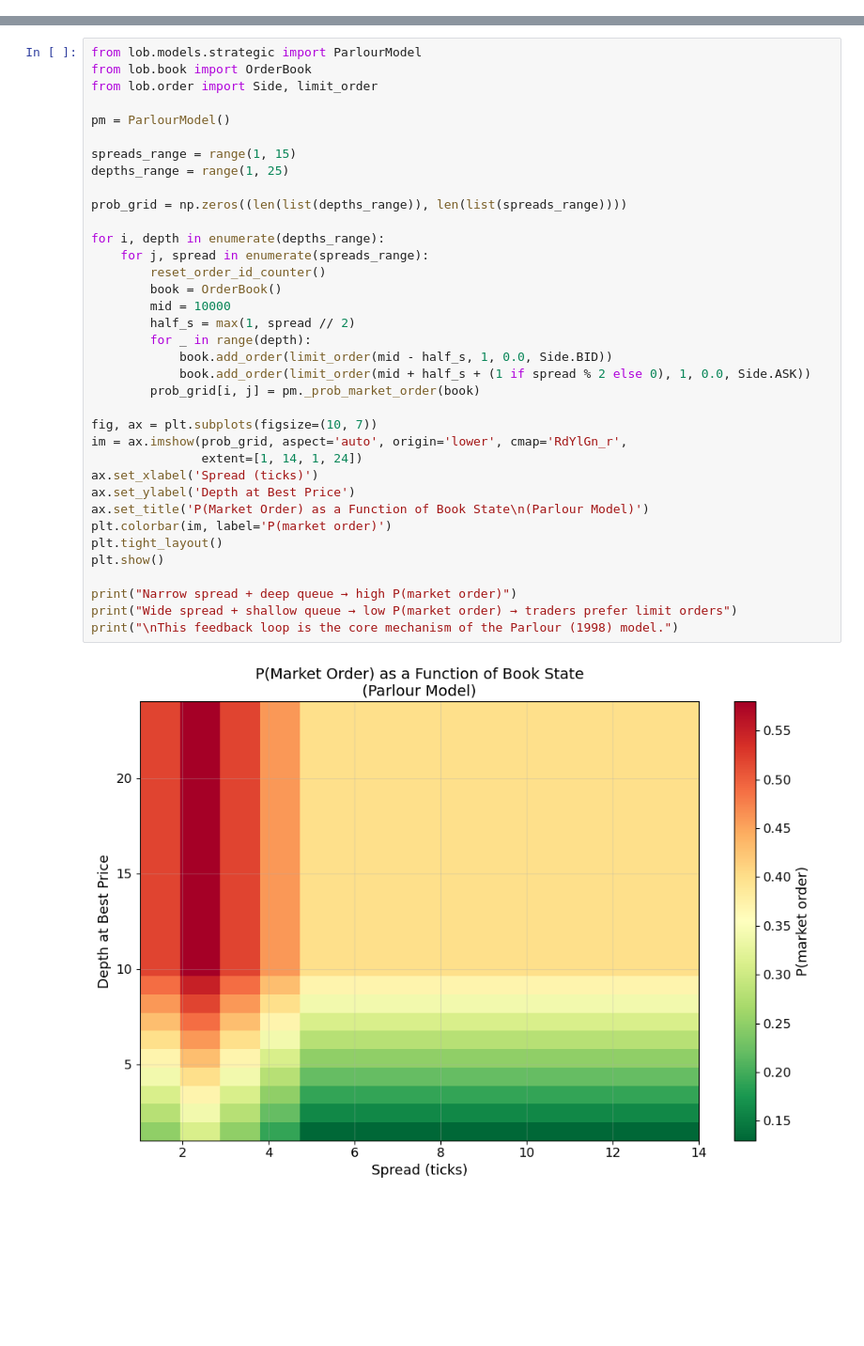
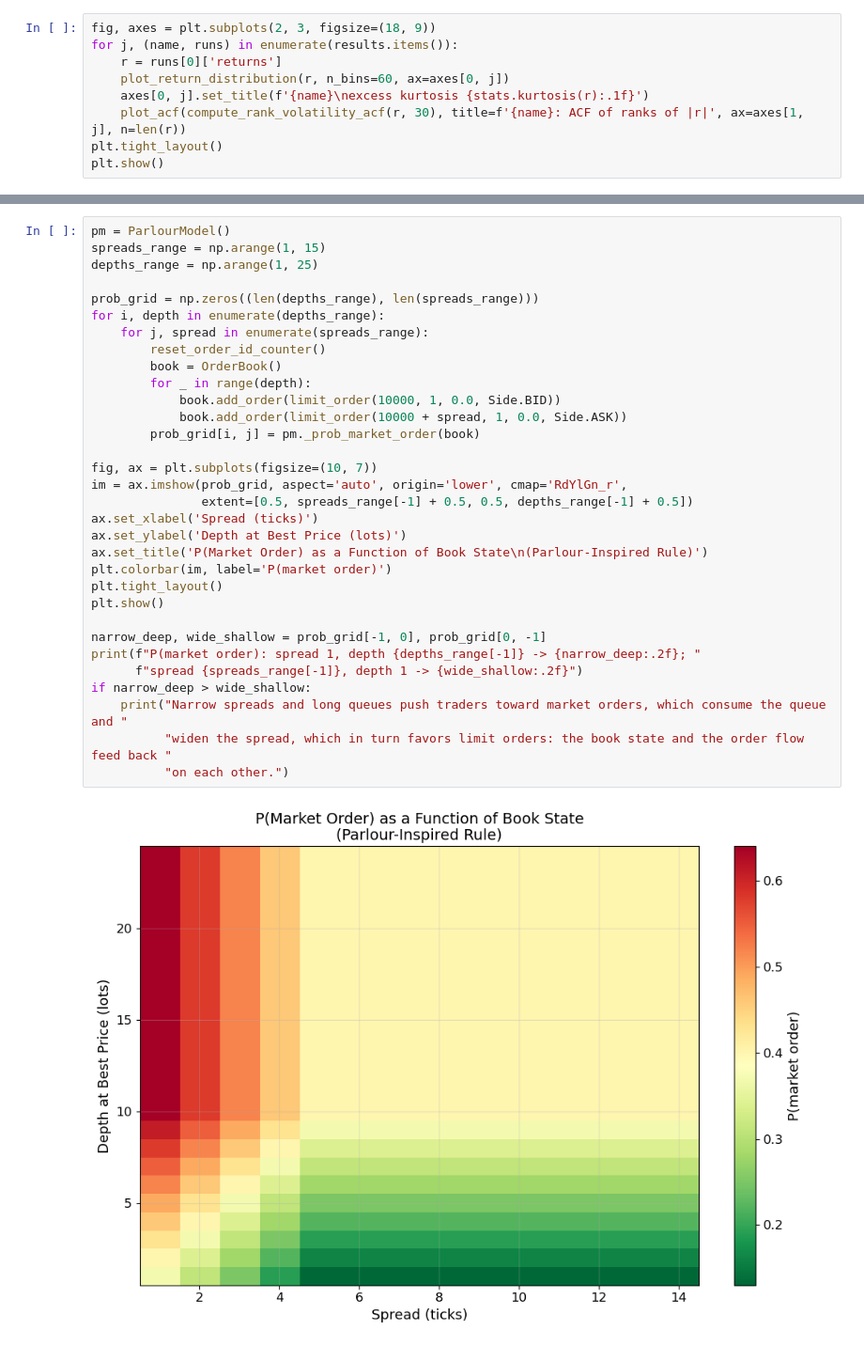
Before and after one commit to mengrenman/quant-trading-lab, a Jupyter notebook: notebooks/05_agent_based_models.ipynb, the cells around one changed output, grey strips where cells are left out. Shown at 94% size. Drawn from its saved outputs; the diff is of its cells as text; blank space fills up the shorter version.

```diff
--- a/notebooks/05_agent_based_models.ipynb
+++ b/notebooks/05_agent_based_models.ipynb
@@ -248,0 +113,9 @@ display(scorecard.style.map(color_cell, subset=['ZI (Smith et al.)', 'Mike-Farme
+# %%
+fig, axes = plt.subplots(2, 3, figsize=(18, 9))
+for j, (name, runs) in enumerate(results.items()):
+    r = runs[0]['returns']
+    plot_return_distribution(r, n_bins=60, ax=axes[0, j])
+    axes[0, j].set_title(f'{name}\nexcess kurtosis {stats.kurtosis(r):.1f}')
+    plot_acf(compute_rank_volatility_acf(r, 30), title=f'{name}: ACF of ranks of |r|', ax=axes[1, j], n=len(r))
+plt.tight_layout()
+plt.show()
@@ -253,38 +224,34 @@ The Parlour model's key insight: traders **condition** on the book state. Let's
 # %%
-from lob.models.strategic import ParlourModel
-from lob.book import OrderBook
-from lob.order import Side, limit_order
+pm = ParlourModel()
+spreads_range = np.arange(1, 15)
+depths_range = np.arange(1, 25)
 
-pm = ParlourModel()
-
-spreads_range = range(1, 15)
-depths_range = range(1, 25)
-
-prob_grid = np.zeros((len(list(depths_range)), len(list(spreads_range))))
-
+prob_grid = np.zeros((len(depths_range), len(spreads_range)))
 for i, depth in enumerate(depths_range):
     for j, spread in enumerate(spreads_range):
         reset_order_id_counter()
         book = OrderBook()
-        mid = 10000
-        half_s = max(1, spread // 2)
         for _ in range(depth):
-            book.add_order(limit_order(mid - half_s, 1, 0.0, Side.BID))
-            book.add_order(limit_order(mid + half_s + (1 if spread % 2 else 0), 1, 0.0, Side.ASK))
+            book.add_order(limit_order(10000, 1, 0.0, Side.BID))
+            book.add_order(limit_order(10000 + spread, 1, 0.0, Side.ASK))
         prob_grid[i, j] = pm._prob_market_order(book)
 
 fig, ax = plt.subplots(figsize=(10, 7))
 im = ax.imshow(prob_grid, aspect='auto', origin='lower', cmap='RdYlGn_r',
-               extent=[1, 14, 1, 24])
+               extent=[0.5, spreads_range[-1] + 0.5, 0.5, depths_range[-1] + 0.5])
 ax.set_xlabel('Spread (ticks)')
-ax.set_ylabel('Depth at Best Price')
-ax.set_title('P(Market Order) as a Function of Book State\n(Parlour Model)')
+ax.set_ylabel('Depth at Best Price (lots)')
+ax.set_title('P(Market Order) as a Function of Book State\n(Parlour-Inspired Rule)')
 plt.colorbar(im, label='P(market order)')
 plt.tight_layout()
 plt.show()
 
-print("Narrow spread + deep queue → high P(market order)")
-print("Wide spread + shallow queue → low P(market order) → traders prefer limit orders")
-print("\nThis feedback loop is the core mechanism of the Parlour (1998) model.")
+narrow_deep, wide_shallow = prob_grid[-1, 0], prob_grid[0, -1]
+print(f"P(market order): spread 1, depth {depths_range[-1]} -> {narrow_deep:.2f}; "
+      f"spread {spreads_range[-1]}, depth 1 -> {wide_shallow:.2f}")
+if narrow_deep > wide_shallow:
+    print("Narrow spreads and long queues push traders toward market orders, which consume the queue and "
+          "widen the spread, which in turn favors limit orders: the book state and the order flow feed back "
+          "on each other.")
 # %% [output]
-[figure, old version]
+[figure, new version]
```
Also changed, not shown: parts of 28 cells of this notebook, 10 other files.
